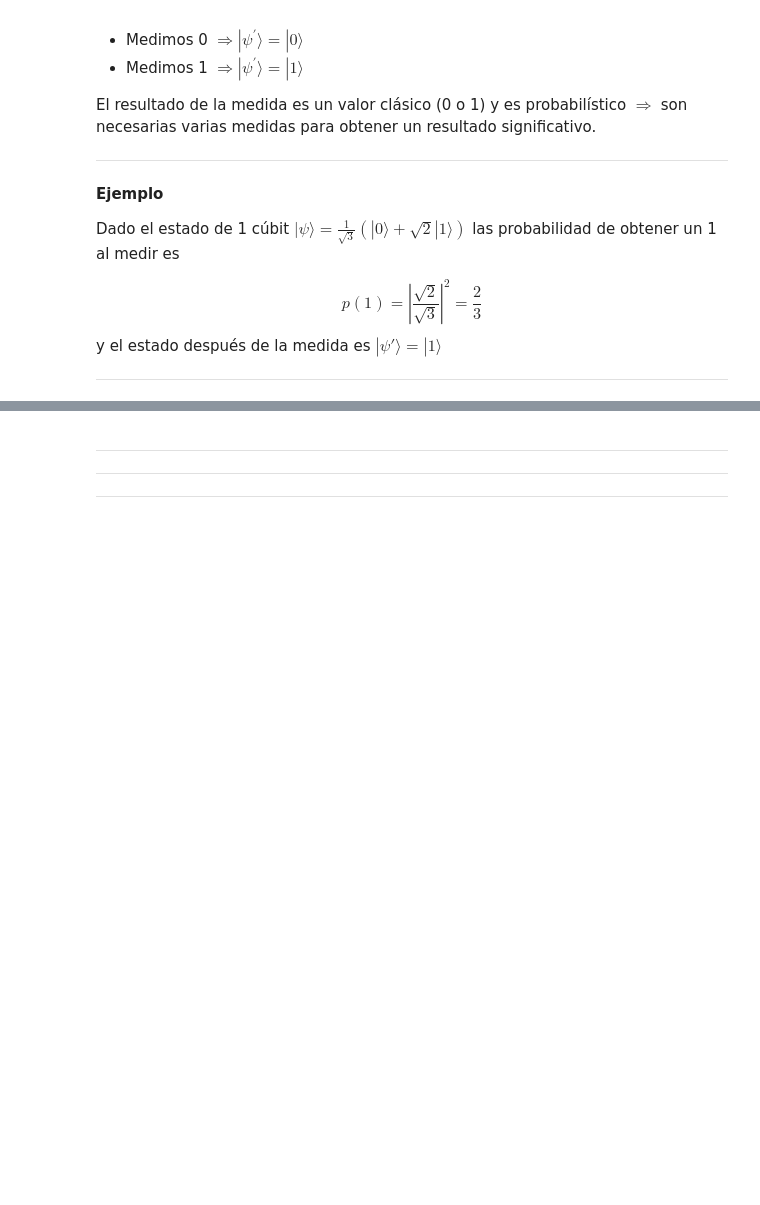
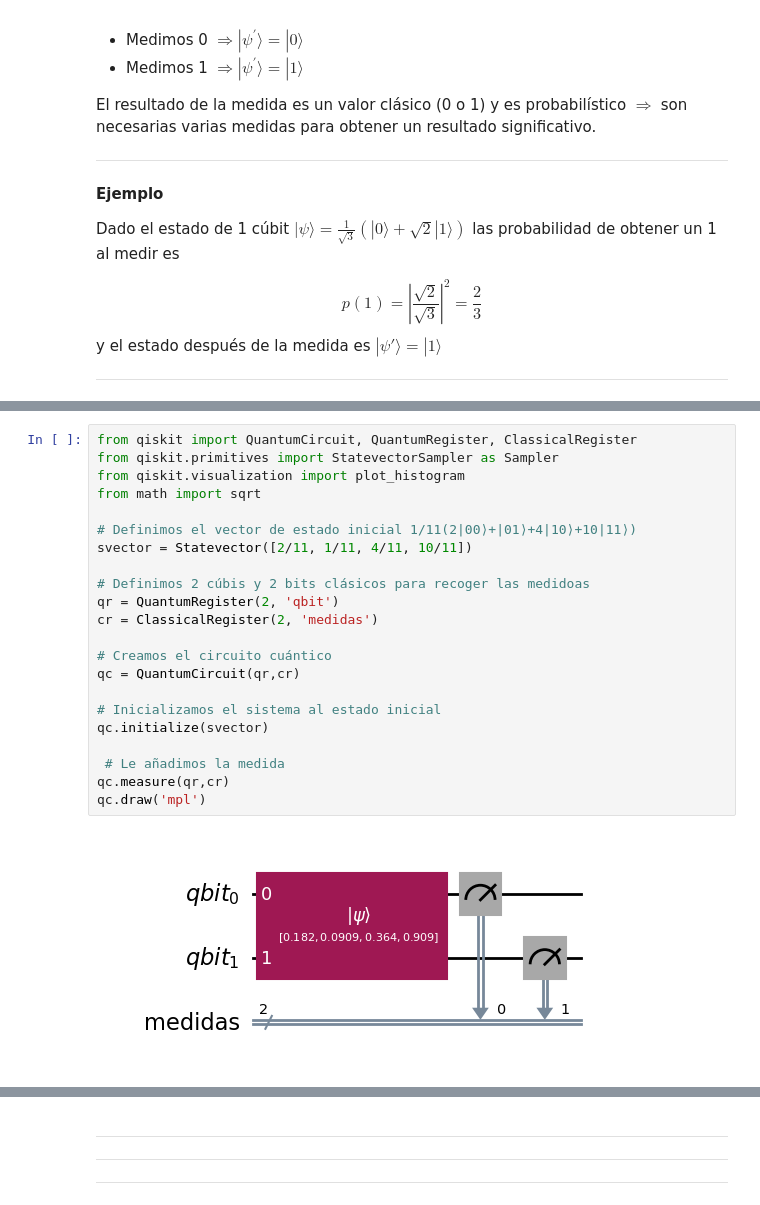
Before and after one commit to tarabelo/GrIA-QML-2025-26, a Jupyter notebook: 03. Bits y Cúbits.ipynb, the cells around one changed output, grey strips where cells are left out. Saved outputs shown, nothing was run; the diff lists cells and outputs as text; blank space fills up the shorter version.

```diff
--- a/03. Bits y Cúbits.ipynb
+++ b/03. Bits y Cúbits.ipynb
@@ -1822,0 +1730,24 @@ plot_histogram(result.get_counts())
+# %%
+from qiskit import QuantumCircuit, QuantumRegister, ClassicalRegister
+from qiskit.primitives import StatevectorSampler as Sampler
+from qiskit.visualization import plot_histogram
+from math import sqrt
+
+# Definimos el vector de estado inicial 1/11(2|00⟩+|01⟩+4|10⟩+10|11⟩)
+svector = Statevector([2/11, 1/11, 4/11, 10/11])
+
+# Definimos 2 cúbis y 2 bits clásicos para recoger las medidoas
+qr = QuantumRegister(2, 'qbit')
+cr = ClassicalRegister(2, 'medidas')
+
+# Creamos el circuito cuántico
+qc = QuantumCircuit(qr,cr)
+
+# Inicializamos el sistema al estado inicial
+qc.initialize(svector)
+
+ # Le añadimos la medida
+qc.measure(qr,cr)
+qc.draw('mpl')
+# %% [output]
+[figure, added]
```
Also changed, not shown: parts of 30 cells of this notebook.
